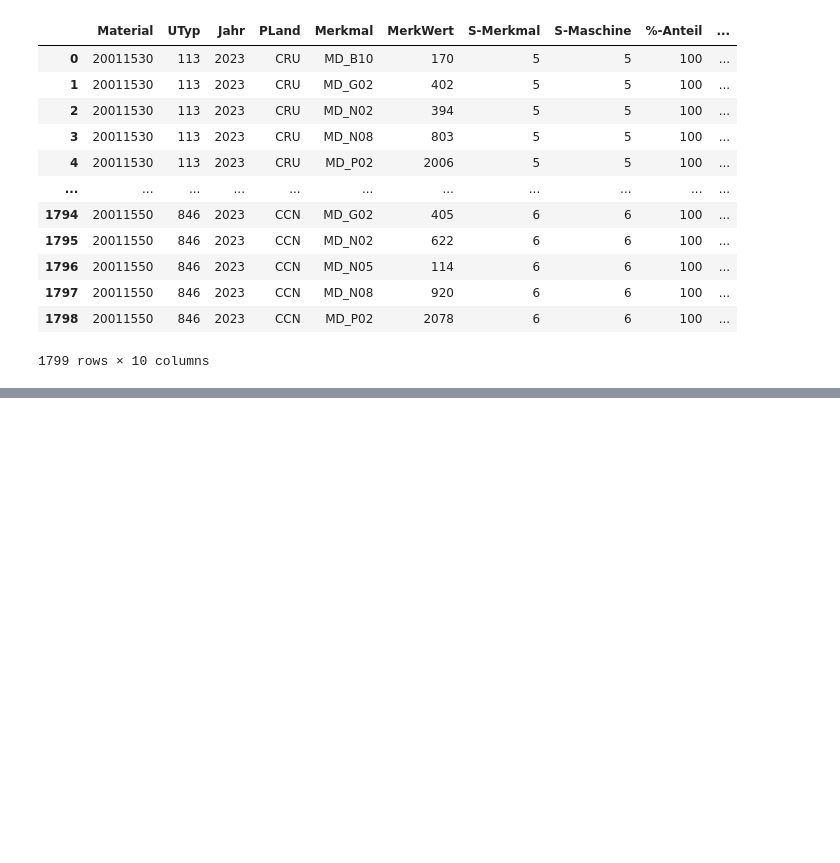
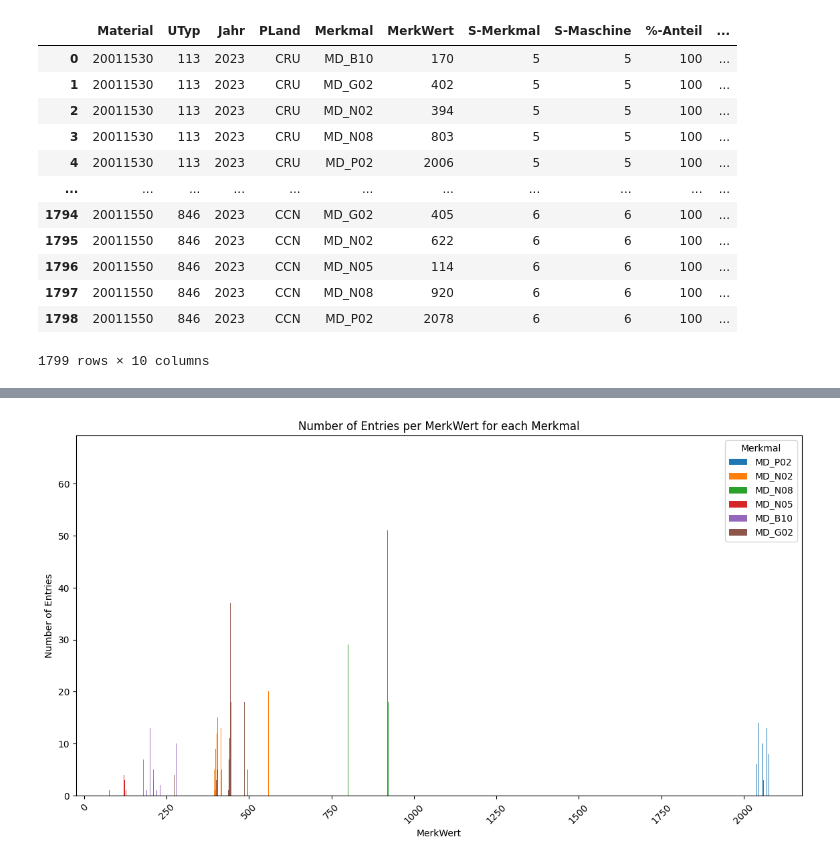
Before and after one commit to realreul/ML-with-CLAAS, a Jupyter notebook: TakeRates.ipynb, the cells around one changed output, grey strips where cells are left out. Saved outputs shown, nothing was run; the diff lists cells and outputs as text; code cells hidden in the pictures; blank space fills up the shorter version.

```diff
--- a/TakeRates.ipynb
+++ b/TakeRates.ipynb
@@ -86,0 +166,26 @@ dfs['MD_P02'] # Zeigt den DataFrame für das Merkmal 'P02'
+# %%
+import matplotlib.pyplot as plt
+
+# Assuming percentage_distributions is populated with the relevant data
+# as described in your previous snippet.
+
+# Plotting the number of entries for each MerkWert per Merkmal
+fig, ax = plt.subplots(figsize=(14, 7))
+
+# Iterating through each Merkmal
+for merkmal, distributions in percentage_distributions.items():
+    merkwerte = distributions.keys()
+    counts = [len(values) for values in distributions.values()]
+
+    # Create a bar plot for each MerkWert for the current Merkmal
+    ax.bar(merkwerte, counts, label=merkmal)
+
+ax.set_xlabel('MerkWert')
+ax.set_ylabel('Number of Entries')
+ax.set_title('Number of Entries per MerkWert for each Merkmal')
+ax.legend(title="Merkmal")
+
+plt.xticks(rotation=45)
+plt.show()
+# %% [output]
+[figure, added]
```
Also changed, not shown: parts of 33 cells of this notebook, 1 other file.
